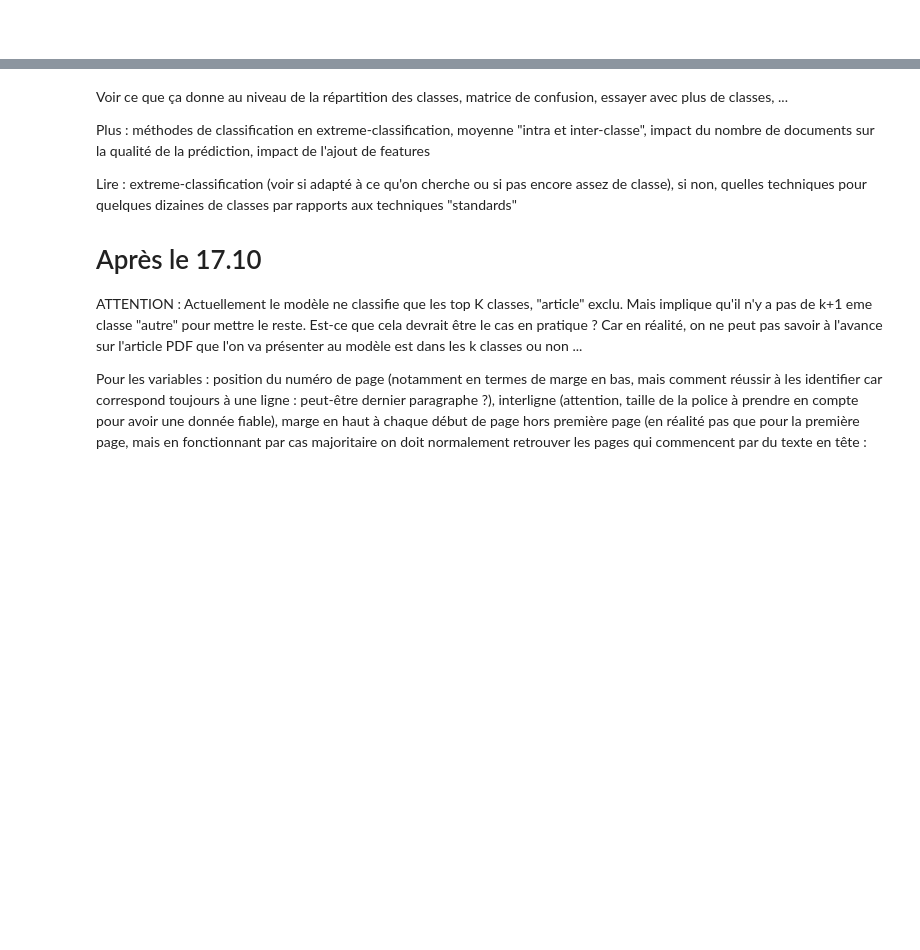
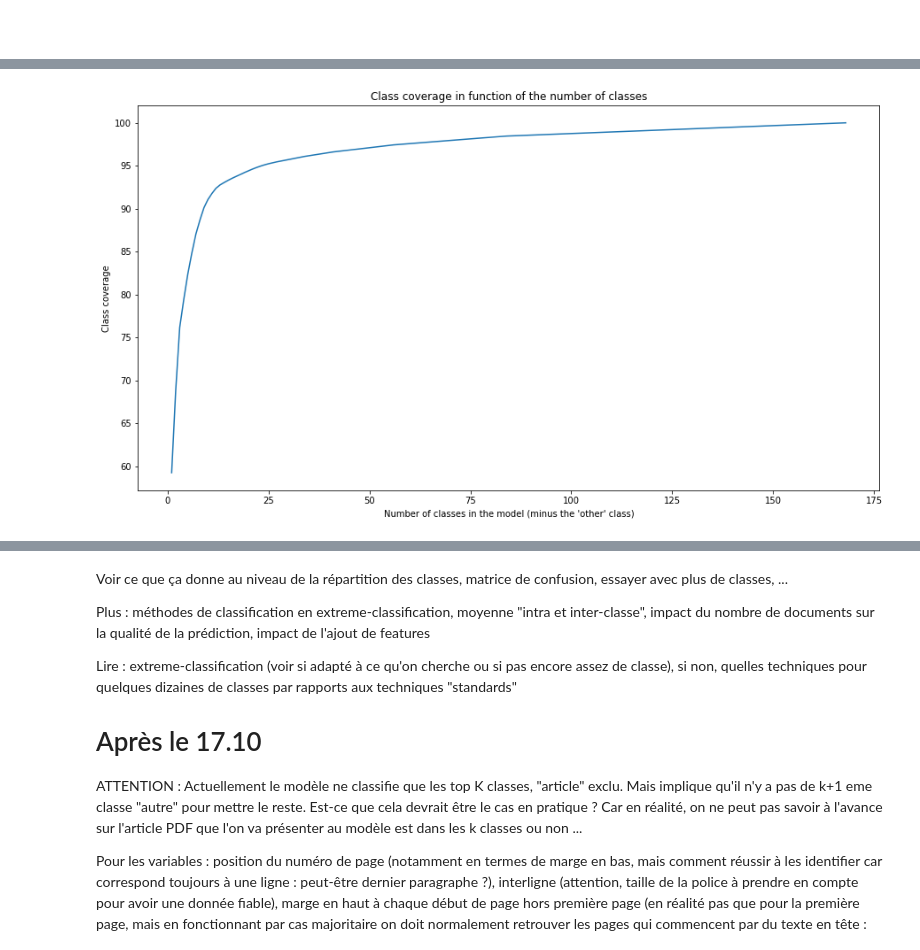
Before and after one commit to AntoineGauquier/document_class_classification, a Jupyter notebook: svm_classification_model.ipynb, the cells around one changed output, grey strips where cells are left out. Cells and saved outputs as stored; diff of their text form; code cells hidden in the pictures; blank space fills up the shorter version.

Commit message:
Adding fifth feature, and more pre-processing on training set and outputs. Adding some tests and performance analysis

```diff
--- a/svm_classification_model.ipynb
+++ b/svm_classification_model.ipynb
@@ -184,7 +167,7 @@ trainable_file_names = []
 trainable_outputs = []
 
 for index in range(0, len(sources_names) - 2): # - 2 since there are also two folders "compressed" and "tmp"
-    if not(class_per_source[index] == None or class_per_source[index] == "article"):
+    if not(class_per_source[index] == None):# or class_per_source[index] == "article"):
         if class_per_source[index] in problem_classes:
             trainable_outputs.append(class_per_source[index])
             trainable_file_names.append(sources_names[index])
@@ -348,0 +5801,12 @@ print(outputs)
+# %%
+rand_index = randrange(training_set.shape[0])
+
+print("Example of a font type version \'free-text\' : \'" + training_set[rand_index, font_feature_index] + "\'")
+
+for index in range(0, training_set_size):
+    for distinct_fonts_index in range(0, training_set_size):
+        if distinct_fonts[distinct_fonts_index] == training_set[index, font_feature_index]:
+            training_set[index, font_feature_index] = int(distinct_fonts_index)
+            break
+
+print("Same example of a font type version \'multi-label\' : \'" + training_set[rand_index, font_feature_index] + "\'")
@@ -348,0 +5824,18 @@ print(outputs)
+# %%
+distinct_outputs = []
+
+for output in outputs:
+    if not(output in distinct_outputs):
+        distinct_outputs.append(output)
+
+print("Number of distinct outputs (classes) : " + str(len(distinct_outputs)))
+
+outputs = [x.lower() for x in outputs]
+
+distinct_outputs = []
+
+for output in outputs:
+    if not(output in distinct_outputs):
+        distinct_outputs.append(output)
+
+print("Number of distinct outputs (classes) after lowercasing : " + str(len(distinct_outputs)))
@@ -352,0 +5880,5 @@ We will use an SVM model from scikitlearn to try a first learning phase.
+# %%
+list_of_class_coverage = []
+list_of_accuracies = []
+list_of_predictions = []
+list_of_ground_truths = []
@@ -2129 +5916,10 @@ training_set_2 = np.array([[90.0, 10.0, 0],
+# %%
+plt.figure(figsize=(15, 8))
+plt.plot(range(1, len(list_of_class_coverage) + 1), list_of_class_coverage)
+plt.xlabel("Number of classes in the model (minus the \'other\' class)")
+plt.ylabel("Class coverage")
+plt.title("Class coverage in function of the number of classes")
+plt.show()
+# %% [output]
+[figure, added]
 # %%
```
Also changed, not shown: parts of 69 cells of this notebook.
